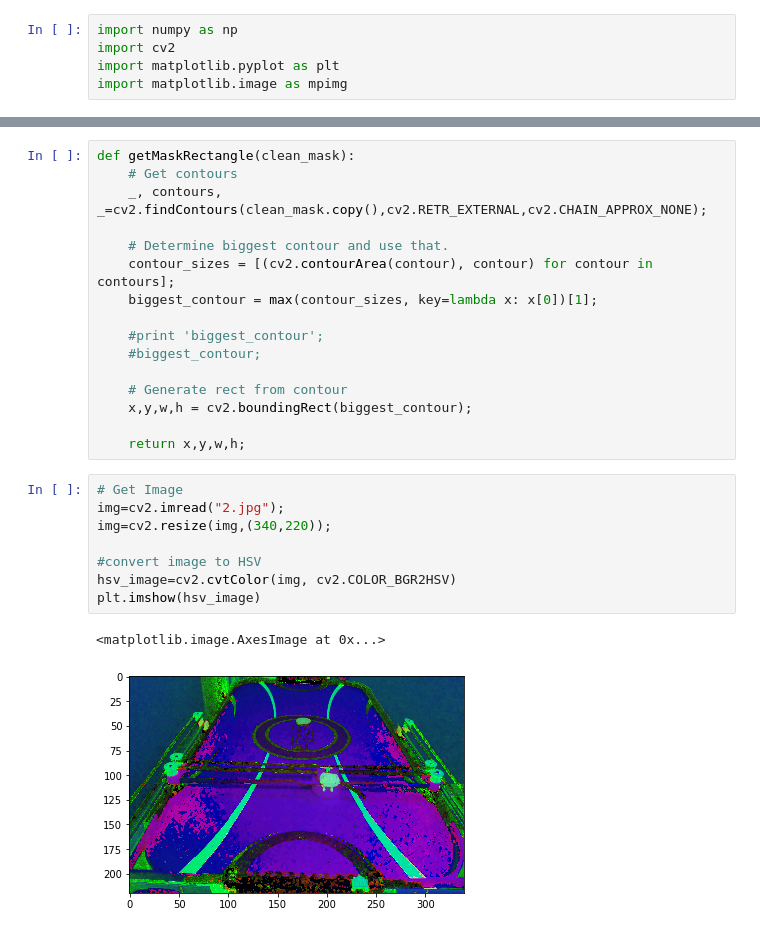
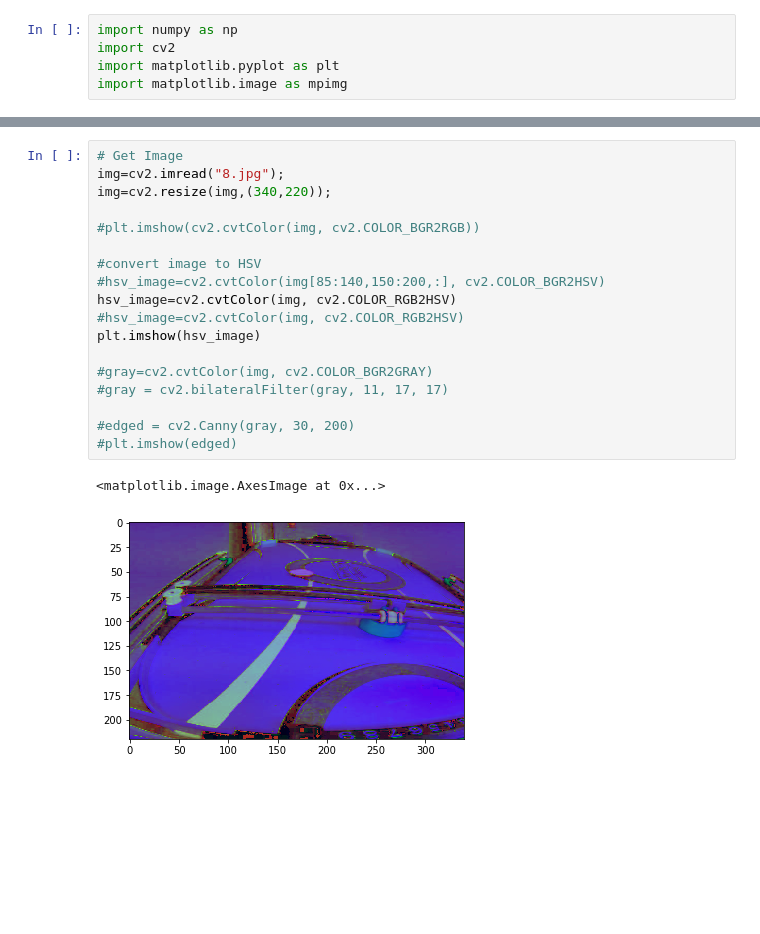
Before and after one commit to Positronic-IO/air-hockey, a Jupyter notebook: notebooks/ahr_detection.ipynb, the cells around one changed output, grey strips where cells are left out. Cells and saved outputs as stored; diff of their text form; blank space fills up the shorter version.

```diff
--- a/notebooks/ahr_detection.ipynb
+++ b/notebooks/ahr_detection.ipynb
@@ -72,29 +114,23 @@ def getOpenCloseMask(orig_mask):
-# %%
-def getMaskRectangle(clean_mask):
-    # Get contours
-    _, contours, _=cv2.findContours(clean_mask.copy(),cv2.RETR_EXTERNAL,cv2.CHAIN_APPROX_NONE);
-
-    # Determine biggest contour and use that.
-    contour_sizes = [(cv2.contourArea(contour), contour) for contour in contours];
-    biggest_contour = max(contour_sizes, key=lambda x: x[0])[1];
-
-    #print 'biggest_contour';
-    #biggest_contour;
-
-    # Generate rect from contour
-    x,y,w,h = cv2.boundingRect(biggest_contour);
-
-    return x,y,w,h;
 # %%
 # Get Image
-img=cv2.imread("2.jpg");
+img=cv2.imread("8.jpg");
 img=cv2.resize(img,(340,220));
 
+#plt.imshow(cv2.cvtColor(img, cv2.COLOR_BGR2RGB))
+
 #convert image to HSV
-hsv_image=cv2.cvtColor(img, cv2.COLOR_BGR2HSV)
+#hsv_image=cv2.cvtColor(img[85:140,150:200,:], cv2.COLOR_BGR2HSV)
+hsv_image=cv2.cvtColor(img, cv2.COLOR_RGB2HSV)
+#hsv_image=cv2.cvtColor(img, cv2.COLOR_RGB2HSV)
 plt.imshow(hsv_image)
+
+#gray=cv2.cvtColor(img, cv2.COLOR_BGR2GRAY)
+#gray = cv2.bilateralFilter(gray, 11, 17, 17)
+
+#edged = cv2.Canny(gray, 30, 200)
+#plt.imshow(edged)
 # %% [output]
 <matplotlib.image.AxesImage at 0x...>
-[figure, old version]
+[figure, new version]
 # %%
 # Get HSV Mask for bot and puck from HSV image.
```
Also changed, not shown: parts of 20 cells of this notebook, 8 other files.
